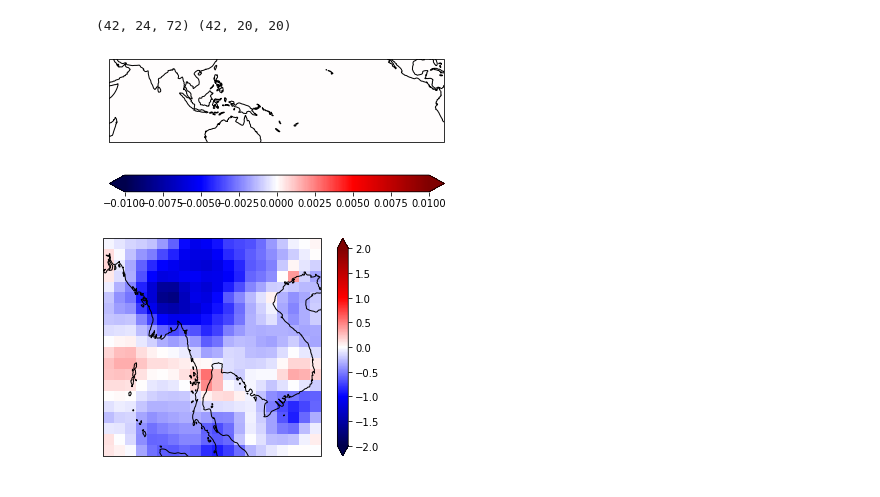
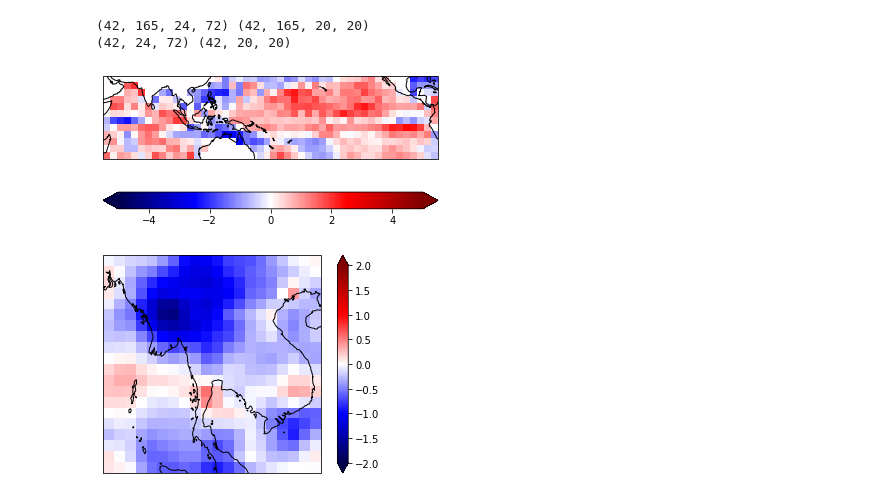
Before and after one commit to HalKiyo/ryzen5900_jupyter_test, a Jupyter notebook: test_workspace/svd_test/test.ipynb, the cells around one changed output. Drawn from its saved outputs; the diff is of its cells as text; code cells hidden in the pictures.

```diff
--- a/test_workspace/svd_test/test.ipynb
+++ b/test_workspace/svd_test/test.ipynb
@@ -108,27 +108,36 @@ def show_prcp(image, vmin=-1.5, vmax=1.5):
                         orientation='vertical')
     plt.show()
 # %%
-# テストデータのディレクトリを参照
-workdir = '/docker/mnt/d/research/D2/cnn3/test'
-tors_path = workdir + '/predictors/predictors_coarse_std_Apr_o_1973-2014.npy'
-tand_path = workdir + '/continuous/pr_1x1_std_MJJASO_thailand_1973-2014.npy'
+# 訓練/テストデータのディレクトリを参照
+traindir = '/docker/mnt/d/research/D2/cnn3'
+sst_path = traindir + '/predictors/predictors_coarse_std_Apr_o.npy'
+prcp_path = traindir + '/predictant/continuous/pr_1x1_std_MJJASO_thailand.npy'
 
-sst = np.squeeze(np.load(tors_path))
-prcp = np.load(tand_path)
-print(sst.shape, prcp.shape)
+sst_train = np.squeeze(np.load(sst_path))
+prcp_train = np.load(prcp_path)
+print(sst_train.shape, prcp_train.shape)
 
+testdir = '/docker/mnt/d/research/D2/cnn3/test'
+tors_path = testdir + '/predictors/predictors_coarse_std_Apr_o_1973-2014.npy'
+tand_path = testdir + '/continuous/pr_1x1_std_MJJASO_thailand_1973-2014.npy'
+
+sst_test = np.squeeze(np.load(tors_path))
+prcp_test = np.load(tand_path)
+print(sst_test.shape, prcp_test.shape)
+
+# テストデータセットに含まれるsstとprcpを確認 index=0
 model_index = 0
 img_extent = (-135, 105, -30, 30)
 
-sst_m0_y1973 = sst[model_index, :, :]
+sst_m0_y1973 = sst_test[model_index, :, :]
 sst_masked = mask(sst_m0_y1973)
 ocean = sst_masked[6:18, 9:57]
-tmp = sst_m0_y1973[6:18, 9:57]
-show_sst(tmp, img_extent, vmin=-5, vmax=5)
+show_sst(ocean, img_extent, vmin=-5, vmax=5)
 
 prcp_m0_y1973 = prcp[model_index, :, :]
 show_prcp(prcp_m0_y1973, vmin=-2, vmax=2)
 # %% [output]
+(42, 165, 24, 72) (42, 165, 20, 20)
 (42, 24, 72) (42, 20, 20)
-[figure, old version]
+[figure, new version]
 [figure]
```
Also changed, not shown: parts of 3 cells of this notebook.
